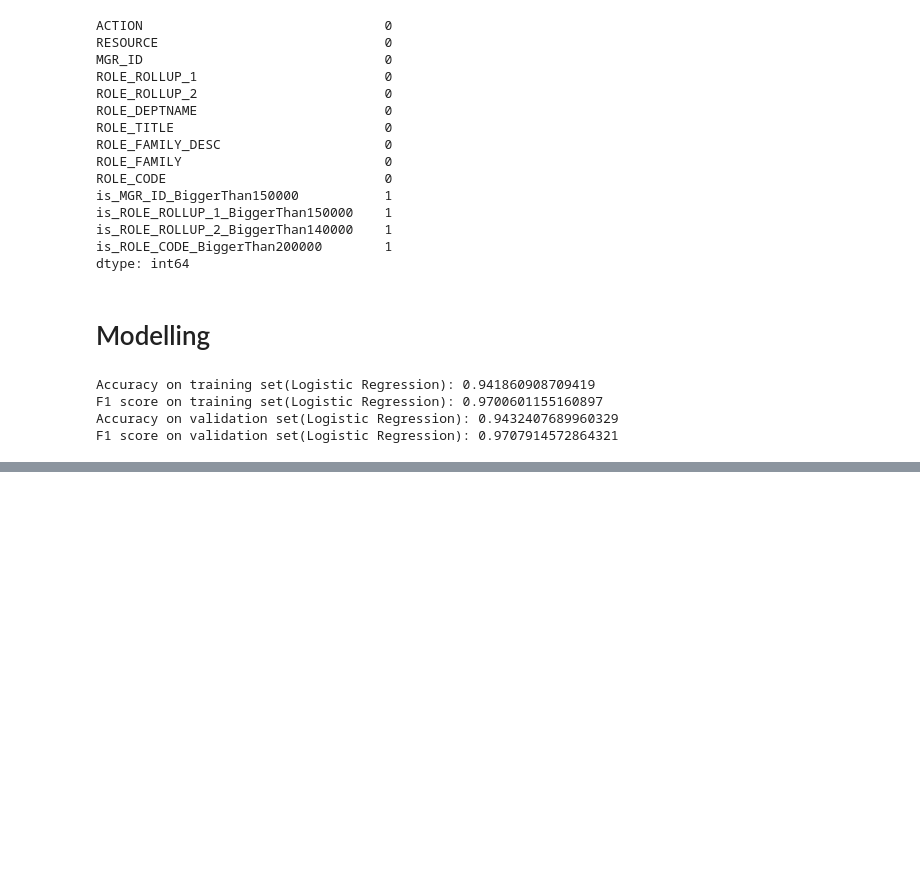
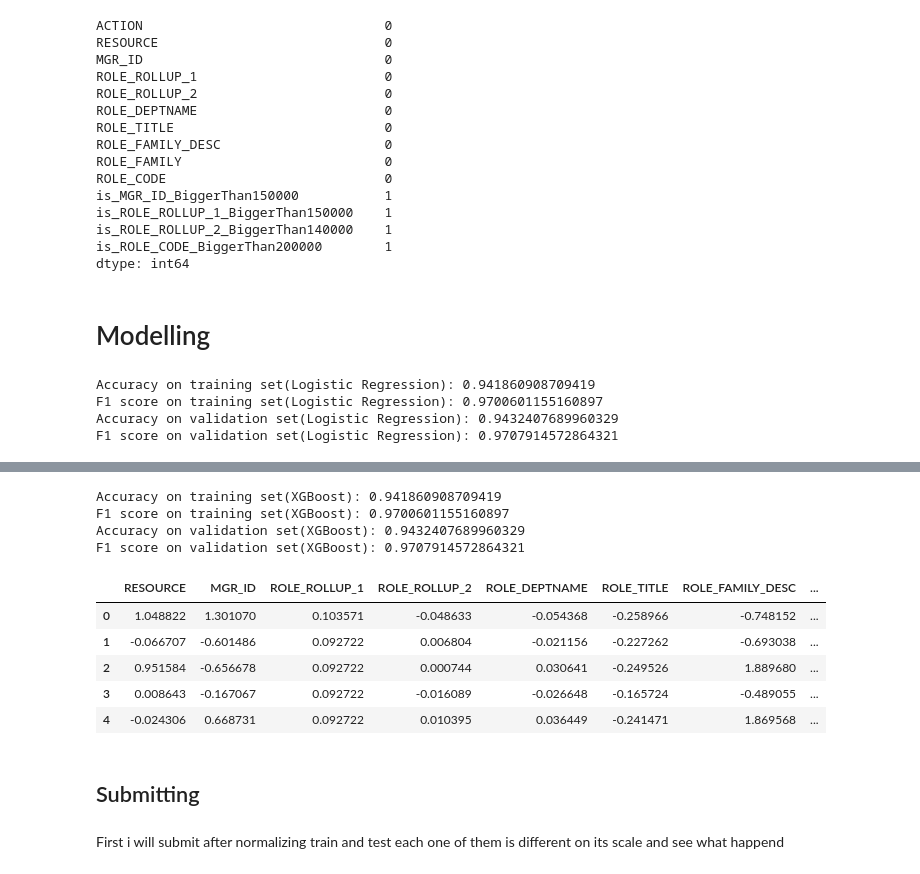
Before and after one commit to KickItLikeShika/cracking-kaggle-competitions, a Jupyter notebook: Amazon Employee Access Challenge/AmazonEmployeeAccess.ipynb, the cells around one changed output, grey strips where cells are left out. Saved outputs shown, nothing was run; the diff lists cells and outputs as text; code cells hidden in the pictures; blank space fills up the shorter version.

```diff
--- a/Amazon Employee Access Challenge/AmazonEmployeeAccess.ipynb
+++ b/Amazon Employee Access Challenge/AmazonEmployeeAccess.ipynb
@@ -718,7 +718,7 @@ train = (train - train_means) / train_stds
 
 test_means = test.mean()
 test_stds = test.std()
-test = (test - test_means) / test_stds
+test = (test - train_means) / train_stds
 # %%
 # Split data
 X_train, X_test, y_train, y_test = train_test_split(train, y, test_size=0.2, random_state=42)
@@ -907,7 +924,7 @@ with torch.no_grad():
 # %%
 # XGBoost
-xgbmodel = xgb.XGBClassifier(n_estimators=50,
-                             eta=0.1, gamma=0, max_depth=50,
+xgbmodel = xgb.XGBClassifier(n_estimators=3,
+                             eta=0.1, gamma=1, max_depth=1,
                              reg_lambda=1)
 # XGBoost tree model
 xgbmodel.fit(X_train, y_train)
@@ -927,9 +944,27 @@ print("Accuracy on validation set(XGBoost):", accuracy_score(y_pred_xgb_validati
 print("F1 score on validation set(XGBoost):", f1_score(y_pred_xgb_validation, y_test))
 fpr, tpr, thresholds = roc_curve(y_test, y_pred_xgb_validation, pos_label=1)
 # print("Area under the ROC cure on validation set:", auc(fpr, tpr))
+# %% [output]
+Accuracy on training set(XGBoost): 0.941860908709419
+F1 score on training set(XGBoost): 0.9700601155160897
+Accuracy on validation set(XGBoost): 0.9432407689960329
+F1 score on validation set(XGBoost): 0.9707914572864321
 # %%
 # Normalized
 # Accuracy on training set(XGBoost): 0.9866096974783505
 # F1 score on training set(XGBoost): 0.9929377678517535
 # Accuracy on validation set(XGBoost): 0.9484284406469332
 # F1 score on validation set(XGBoost): 0.9730677290836653
+# %%
+test.head()
+# %% [output]
+|  | RESOURCE | MGR_ID | ROLE_ROLLUP_1 | ROLE_ROLLUP_2 | ROLE_DEPTNAME | ROLE_TITLE | ROLE_FAMILY_DESC | ... |
+| 0 | 1.048822 | 1.301070 | 0.103571 | -0.048633 | -0.054368 | -0.258966 | -0.748152 | ... |
+| 1 | -0.066707 | -0.601486 | 0.092722 | 0.006804 | -0.021156 | -0.227262 | -0.693038 | ... |
+| 2 | 0.951584 | -0.656678 | 0.092722 | 0.000744 | 0.030641 | -0.249526 | 1.889680 | ... |
+| 3 | 0.008643 | -0.167067 | 0.092722 | -0.016089 | -0.026648 | -0.165724 | -0.489055 | ... |
+| 4 | -0.024306 | 0.668731 | 0.092722 | 0.010395 | 0.036449 | -0.241471 | 1.869568 | ... |
+# %% [markdown]
+## Submitting
+# %% [markdown]
+First i will submit after normalizing train and test each one of them is different on its scale and see what happend
```
Also changed, not shown: parts of 15 cells of this notebook.
